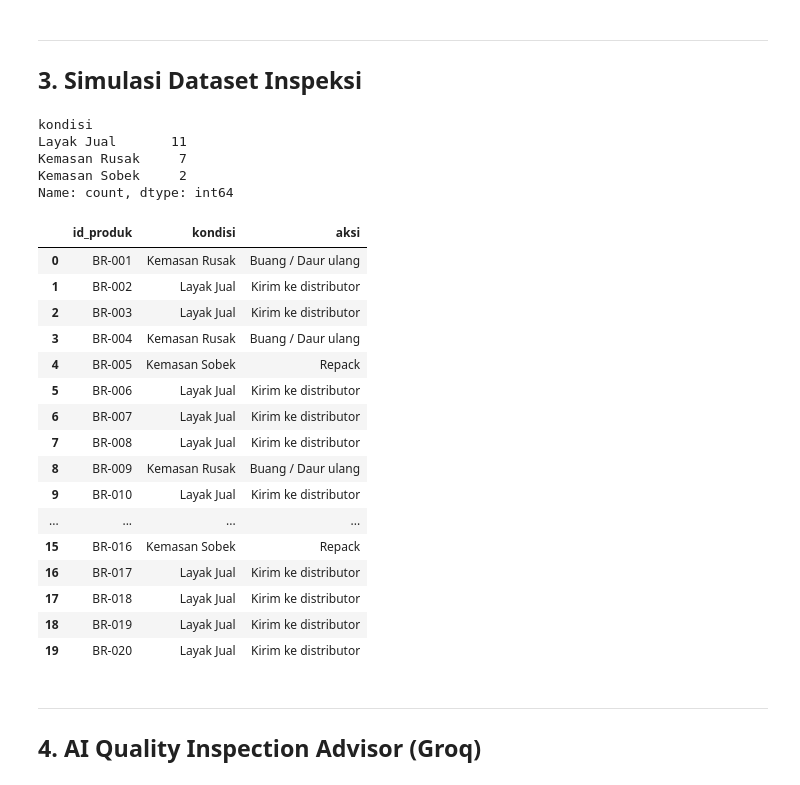
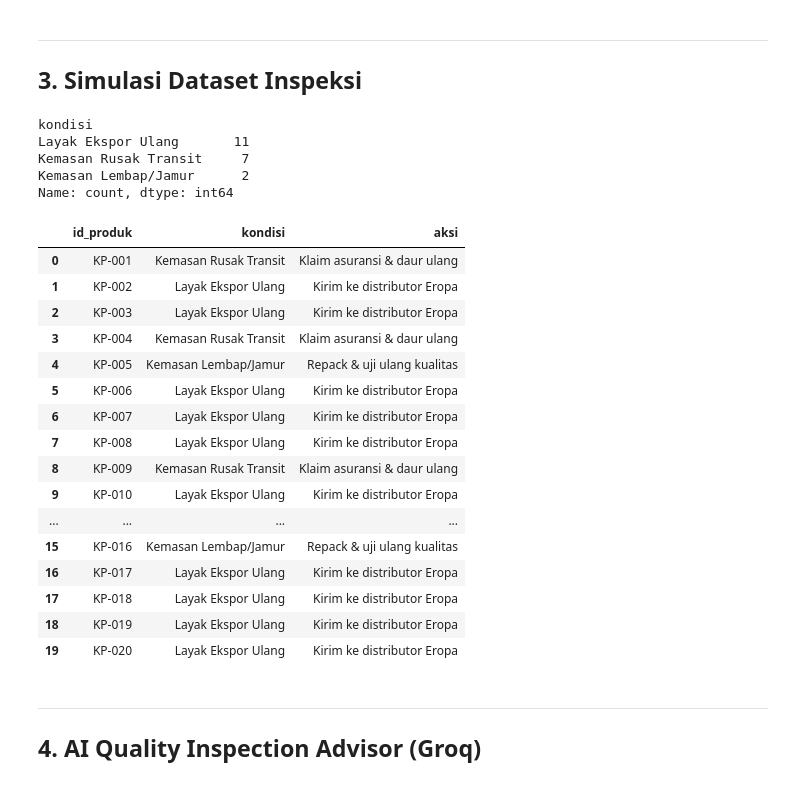
Before and after one commit to isalgi/ds-101, a Jupyter notebook: pertemuan-12.ipynb, the cells around one changed output. Cells and saved outputs as stored; diff of their text form; code cells hidden in the pictures.

```diff
--- a/pertemuan-12.ipynb
+++ b/pertemuan-12.ipynb
@@ -88,42 +88,42 @@ Hasil klasifikasi:
 # %%
 import pandas as pd
 import random
 
 random.seed(42)
-kondisi = ['Layak Jual', 'Kemasan Sobek', 'Kemasan Rusak']
-aksi     = {'Layak Jual': 'Kirim ke distributor', 'Kemasan Sobek': 'Repack', 'Kemasan Rusak': 'Buang / Daur ulang'}
+kondisi = ['Layak Ekspor Ulang', 'Kemasan Lembap/Jamur', 'Kemasan Rusak Transit']
+aksi     = {'Layak Ekspor Ulang': 'Kirim ke distributor Eropa', 'Kemasan Lembap/Jamur': 'Repack & uji ulang kualitas', 'Kemasan Rusak Transit': 'Klaim asuransi & daur ulang'}
 
 inspeksi = pd.DataFrame({
-    'id_produk': [f'BR-{i:03d}' for i in range(1, 21)],
+    'id_produk': [f'KP-{i:03d}' for i in range(1, 21)],
     'kondisi':   [random.choice(kondisi) for _ in range(20)],
 })
 inspeksi['aksi'] = inspeksi['kondisi'].map(aksi)
 
 print(inspeksi['kondisi'].value_counts())
 inspeksi
 # %% [output]
 kondisi
-Layak Jual       11
-Kemasan Rusak     7
-Kemasan Sobek     2
+Layak Ekspor Ulang       11
+Kemasan Rusak Transit     7
+Kemasan Lembap/Jamur      2
 Name: count, dtype: int64
 |  | id_produk | kondisi | aksi |
-| 0 | BR-001 | Kemasan Rusak | Buang / Daur ulang |
-| 1 | BR-002 | Layak Jual | Kirim ke distributor |
-| 2 | BR-003 | Layak Jual | Kirim ke distributor |
-| 3 | BR-004 | Kemasan Rusak | Buang / Daur ulang |
-| 4 | BR-005 | Kemasan Sobek | Repack |
-| 5 | BR-006 | Layak Jual | Kirim ke distributor |
-| 6 | BR-007 | Layak Jual | Kirim ke distributor |
-| 7 | BR-008 | Layak Jual | Kirim ke distributor |
-| 8 | BR-009 | Kemasan Rusak | Buang / Daur ulang |
-| 9 | BR-010 | Layak Jual | Kirim ke distributor |
+| 0 | KP-001 | Kemasan Rusak Transit | Klaim asuransi & daur ulang |
+| 1 | KP-002 | Layak Ekspor Ulang | Kirim ke distributor Eropa |
+| 2 | KP-003 | Layak Ekspor Ulang | Kirim ke distributor Eropa |
+| 3 | KP-004 | Kemasan Rusak Transit | Klaim asuransi & daur ulang |
+| 4 | KP-005 | Kemasan Lembap/Jamur | Repack & uji ulang kualitas |
+| 5 | KP-006 | Layak Ekspor Ulang | Kirim ke distributor Eropa |
+| 6 | KP-007 | Layak Ekspor Ulang | Kirim ke distributor Eropa |
+| 7 | KP-008 | Layak Ekspor Ulang | Kirim ke distributor Eropa |
+| 8 | KP-009 | Kemasan Rusak Transit | Klaim asuransi & daur ulang |
+| 9 | KP-010 | Layak Ekspor Ulang | Kirim ke distributor Eropa |
 | ... | ... | ... | ... |
-| 15 | BR-016 | Kemasan Sobek | Repack |
-| 16 | BR-017 | Layak Jual | Kirim ke distributor |
-| 17 | BR-018 | Layak Jual | Kirim ke distributor |
-| 18 | BR-019 | Layak Jual | Kirim ke distributor |
-| 19 | BR-020 | Layak Jual | Kirim ke distributor |
+| 15 | KP-016 | Kemasan Lembap/Jamur | Repack & uji ulang kualitas |
+| 16 | KP-017 | Layak Ekspor Ulang | Kirim ke distributor Eropa |
+| 17 | KP-018 | Layak Ekspor Ulang | Kirim ke distributor Eropa |
+| 18 | KP-019 | Layak Ekspor Ulang | Kirim ke distributor Eropa |
+| 19 | KP-020 | Layak Ekspor Ulang | Kirim ke distributor Eropa |
 # %% [markdown]
 ---
 ## 4. AI Quality Inspection Advisor (Groq)
```
Also changed, not shown: parts of 4 cells of this notebook, 21 other files.
